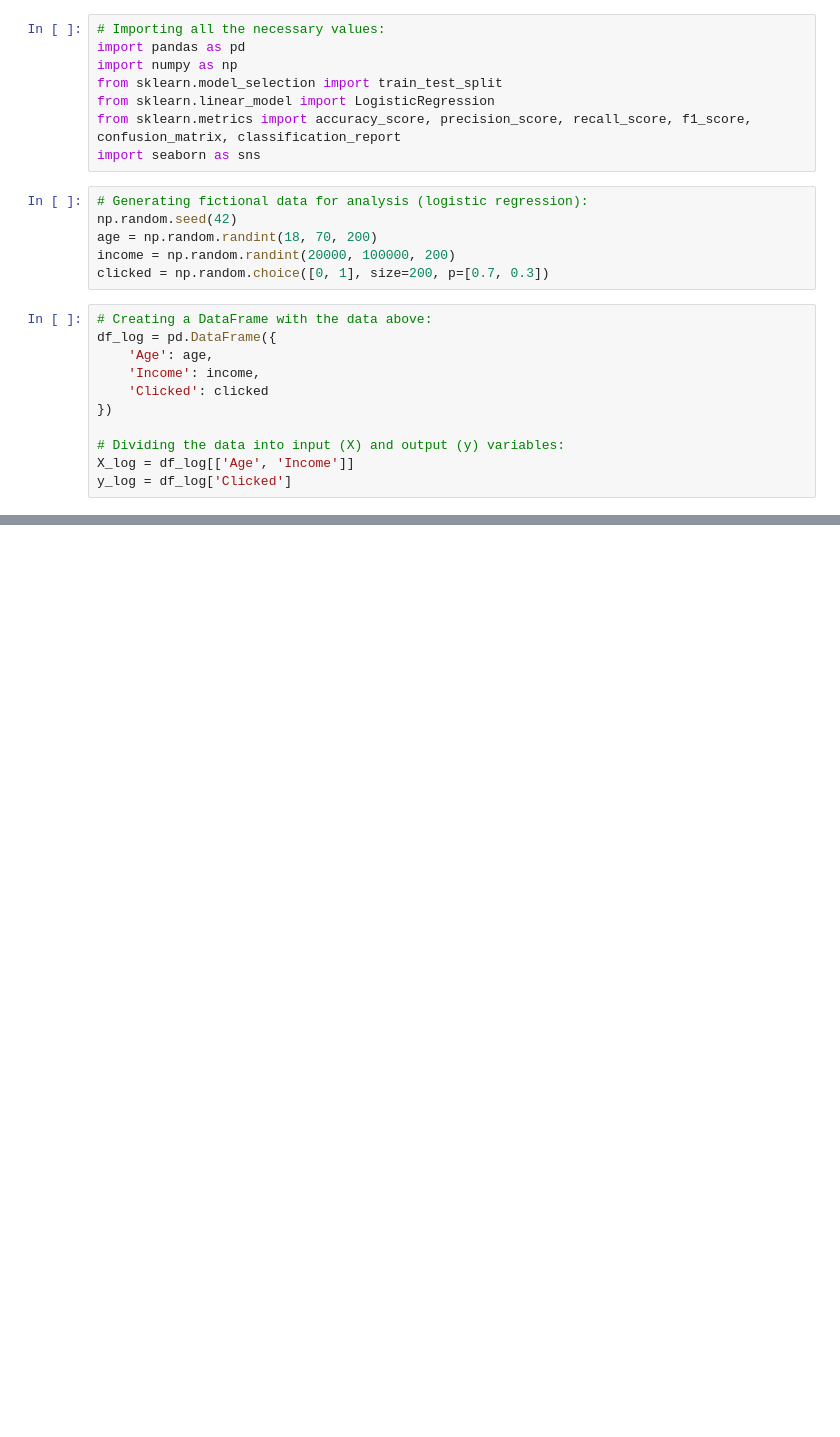
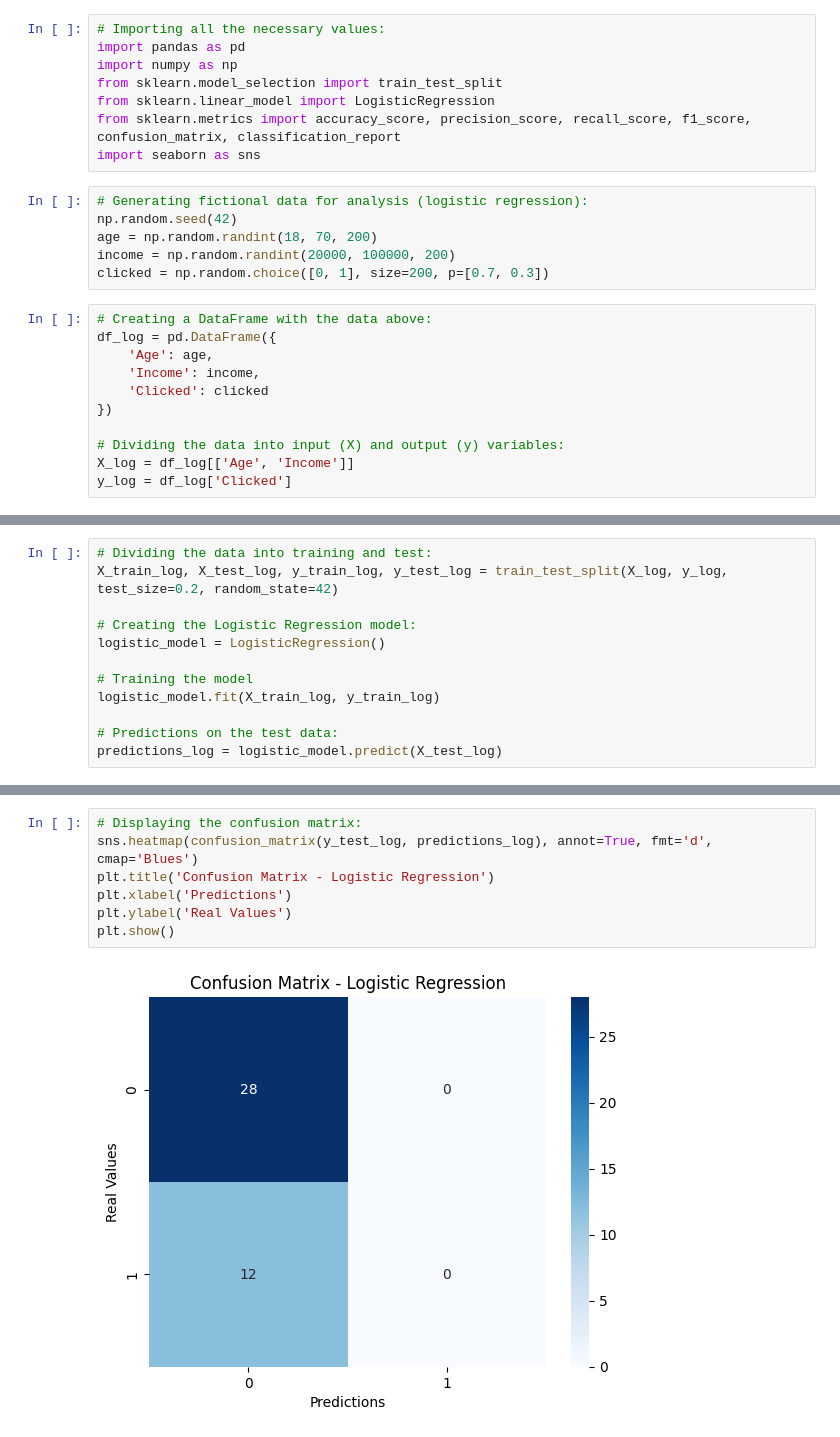
Before and after one commit to guilhermelaviola/IntegratingPracticesInDataScienceForBusiness, a Jupyter notebook: Class07.ipynb, the cells around one changed output, grey strips where cells are left out. Saved outputs shown, nothing was run; the diff lists cells and outputs as text; blank space fills up the shorter version.

```diff
--- a/Class07.ipynb
+++ b/Class07.ipynb
@@ -236,0 +204,12 @@ plt.show()
+# %%
+# Dividing the data into training and test:
+X_train_log, X_test_log, y_train_log, y_test_log = train_test_split(X_log, y_log, test_size=0.2, random_state=42)
+
+# Creating the Logistic Regression model:
+logistic_model = LogisticRegression()
+
+# Training the model
+logistic_model.fit(X_train_log, y_train_log)
+
+# Predictions on the test data:
+predictions_log = logistic_model.predict(X_test_log)
@@ -236,0 +247,9 @@ plt.show()
+# %%
+# Displaying the confusion matrix:
+sns.heatmap(confusion_matrix(y_test_log, predictions_log), annot=True, fmt='d', cmap='Blues')
+plt.title('Confusion Matrix - Logistic Regression')
+plt.xlabel('Predictions')
+plt.ylabel('Real Values')
+plt.show()
+# %% [output]
+[figure, added]
```
Also changed, not shown: parts of 3 cells of this notebook.
